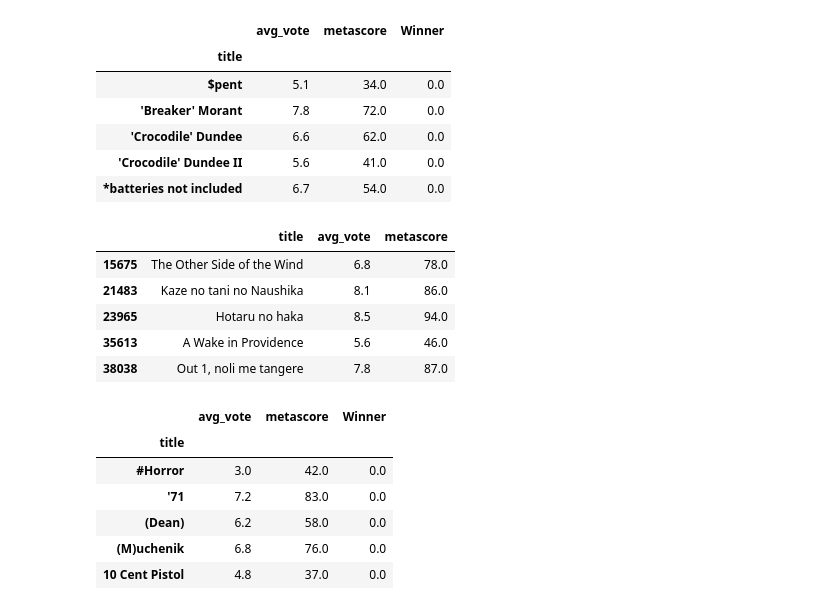
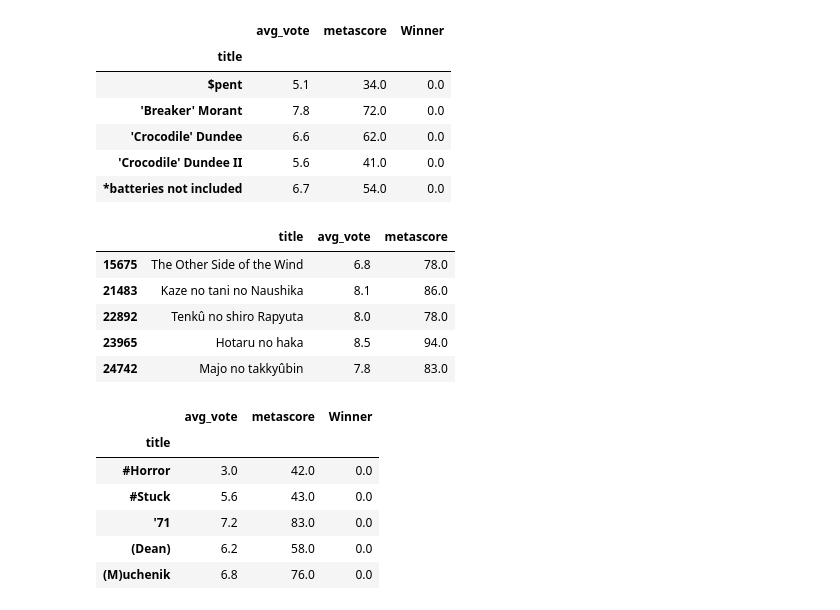
Before and after one commit to almetzler/SI330Final, a Jupyter notebook: Cat.ipynb, the cells around one changed output. Cells and saved outputs as stored; diff of their text form; code cells hidden in the pictures.

```diff
--- a/Cat.ipynb
+++ b/Cat.ipynb
@@ -157,16 +157,16 @@ merge_home.head()
 | 'Crocodile' Dundee II | 5.6 | 41.0 | 0.0 |
 | *batteries not included | 6.7 | 54.0 | 0.0 |
 # %%
-m_now = m[(m['date_published']>'2015-01-01')&(m['date_published']<'2020-12-31')]
+m_now = m[(m['date_published']>'2010-01-01')&(m['date_published']<'2020-12-31')]
 m_now = m_now[['original_title', 'avg_vote', 'metascore']].rename(columns={'original_title':'title'})
 m_now.dropna().head()
 # %% [output]
 |  | title | avg_vote | metascore |
 | 15675 | The Other Side of the Wind | 6.8 | 78.0 |
 | 21483 | Kaze no tani no Naushika | 8.1 | 86.0 |
+| 22892 | Tenkû no shiro Rapyuta | 8.0 | 78.0 |
 | 23965 | Hotaru no haka | 8.5 | 94.0 |
-| 35613 | A Wake in Providence | 5.6 | 46.0 |
-| 38038 | Out 1, noli me tangere | 7.8 | 87.0 |
+| 24742 | Majo no takkyûbin | 7.8 | 83.0 |
 # %%
 merge_now = m_now.merge(a, how='left', on = 'title')
 merge_now = merge_now.dropna(subset=['metascore'])
@@ -178,10 +178,10 @@ merge_now.head()
 |  | avg_vote | metascore | Winner |
 | title |  |  |  |
 | #Horror | 3.0 | 42.0 | 0.0 |
+| #Stuck | 5.6 | 43.0 | 0.0 |
 | '71 | 7.2 | 83.0 | 0.0 |
 | (Dean) | 6.2 | 58.0 | 0.0 |
 | (M)uchenik | 6.8 | 76.0 | 0.0 |
-| 10 Cent Pistol | 4.8 | 37.0 | 0.0 |
 # %%
 fig2, (ax2, ax3, ax4) = plt.subplots(1,3, figsize=[25,5])
 
```
Also changed, not shown: parts of 6 cells of this notebook.
